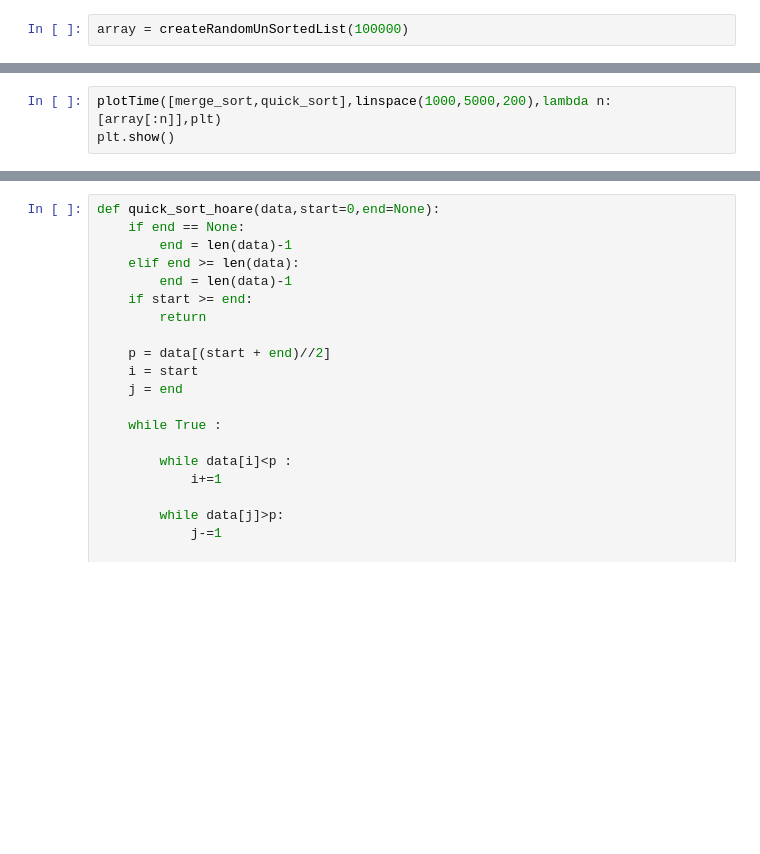
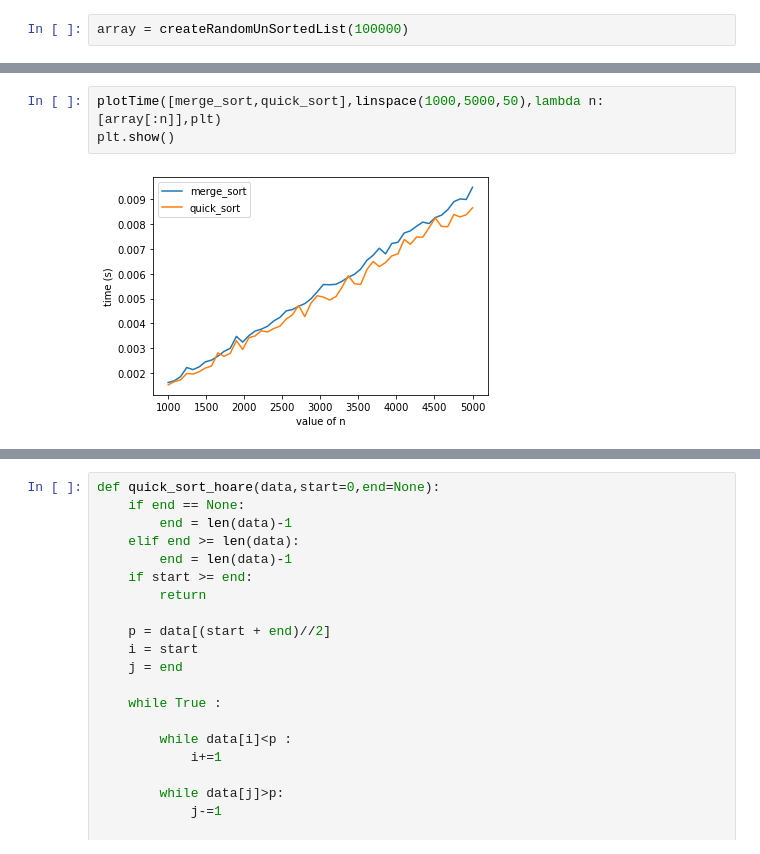
Before and after one commit to galyfray/IT41_TH1, a Jupyter notebook: Question2.ipynb, the cells around one changed output, grey strips where cells are left out. Drawn from its saved outputs; the diff is of its cells as text; blank space fills up the shorter version.

```diff
--- a/Question2.ipynb
+++ b/Question2.ipynb
@@ -182,4 +185,6 @@ plt.show()
 # %%
-plotTime([merge_sort,quick_sort],linspace(1000,5000,200),lambda n:[array[:n]],plt)
+plotTime([merge_sort,quick_sort],linspace(1000,5000,50),lambda n:[array[:n]],plt)
 plt.show()
+# %% [output]
+[figure, added]
 # %%
```
Also changed, not shown: parts of 18 cells of this notebook.
